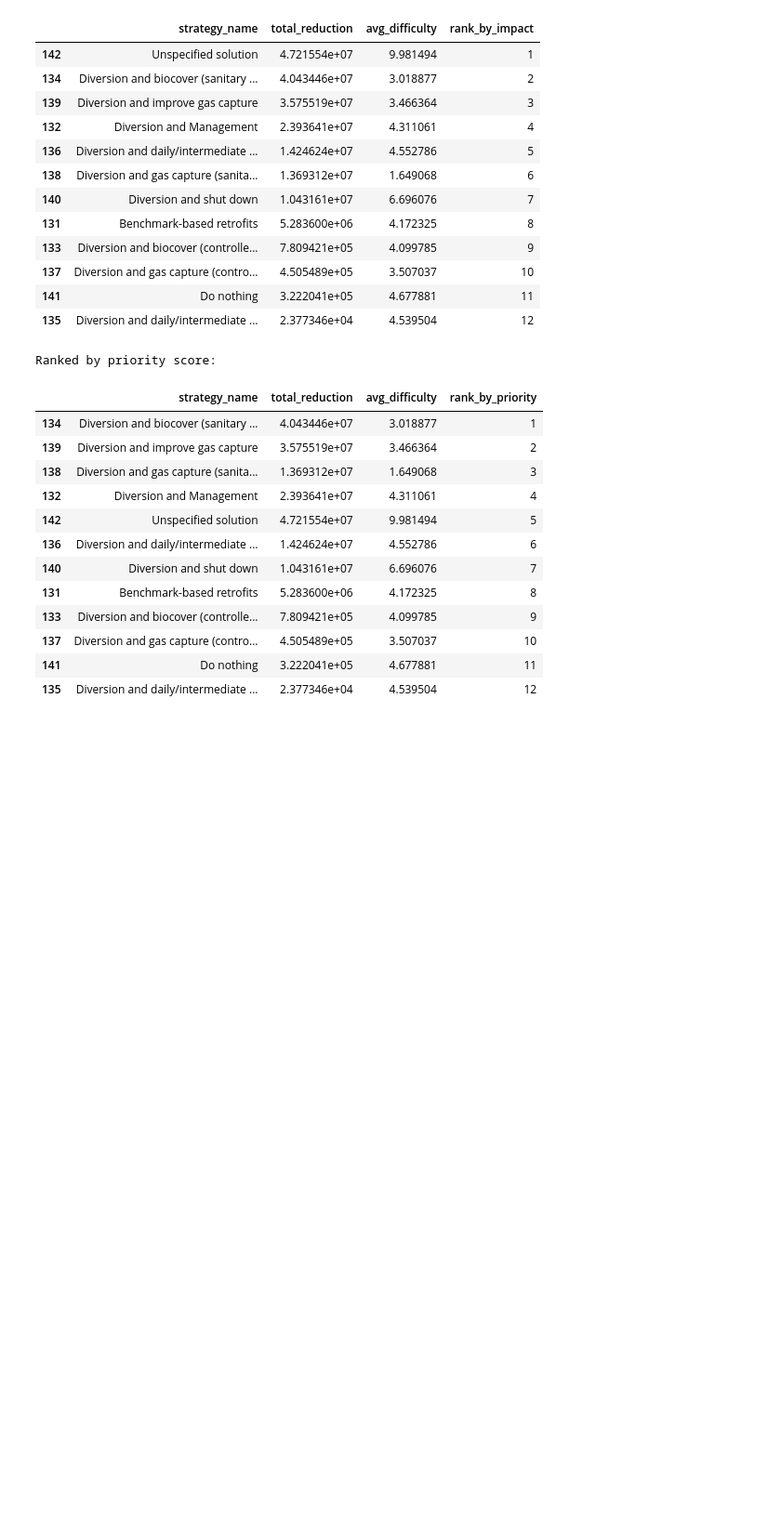
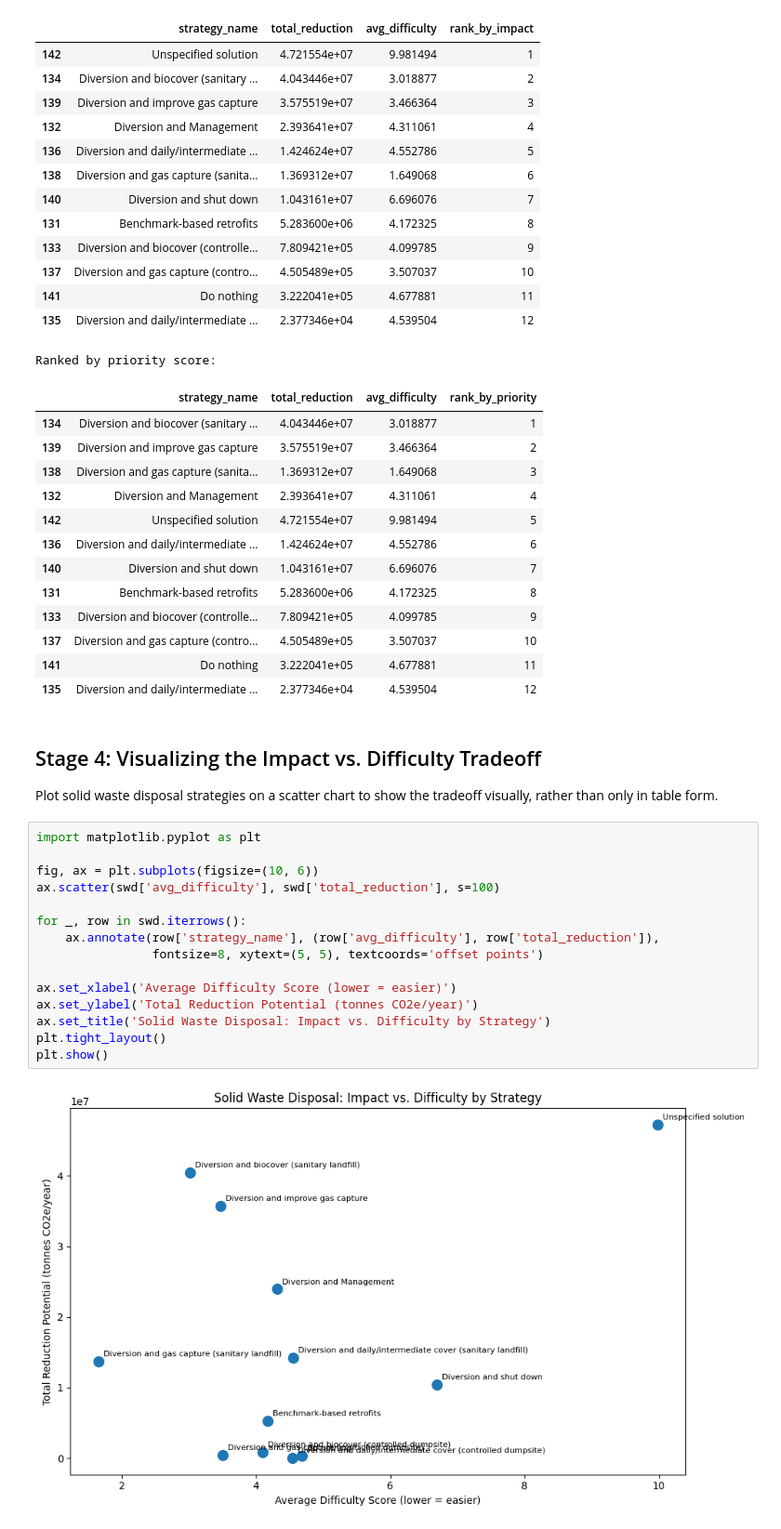
Before and after one commit to EseoheB/climate-emission-strategy-analysis, a Jupyter notebook: notebooks/climate_trace_analysis.ipynb, the cells around one changed output. Shown at 93% size. Drawn from its saved outputs; the diff is of its cells as text; blank space fills up the shorter version.

Commit message:
Stage 4: visualization of concentration and impact-vs-difficulty tradeoff

```diff
--- a/notebooks/climate_trace_analysis.ipynb
+++ b/notebooks/climate_trace_analysis.ipynb
@@ -265,3 +265,25 @@ Ranked by priority score:
 | 137 | Diversion and gas capture (contro... | 4.505489e+05 | 3.507037 | 10 |
 | 141 | Do nothing | 3.222041e+05 | 4.677881 | 11 |
 | 135 | Diversion and daily/intermediate ... | 2.377346e+04 | 4.539504 | 12 |
+# %% [markdown]
+## Stage 4: Visualizing the Impact vs. Difficulty Tradeoff
+
+Plot solid waste disposal strategies on a scatter chart to show the
+tradeoff visually, rather than only in table form.
+# %%
+import matplotlib.pyplot as plt
+
+fig, ax = plt.subplots(figsize=(10, 6))
+ax.scatter(swd['avg_difficulty'], swd['total_reduction'], s=100)
+
+for _, row in swd.iterrows():
+    ax.annotate(row['strategy_name'], (row['avg_difficulty'], row['total_reduction']),
+                fontsize=8, xytext=(5, 5), textcoords='offset points')
+
+ax.set_xlabel('Average Difficulty Score (lower = easier)')
+ax.set_ylabel('Total Reduction Potential (tonnes CO2e/year)')
+ax.set_title('Solid Waste Disposal: Impact vs. Difficulty by Strategy')
+plt.tight_layout()
+plt.show()
+# %% [output]
+[figure, added]
```
Also changed, not shown: parts of 2 cells of this notebook.
